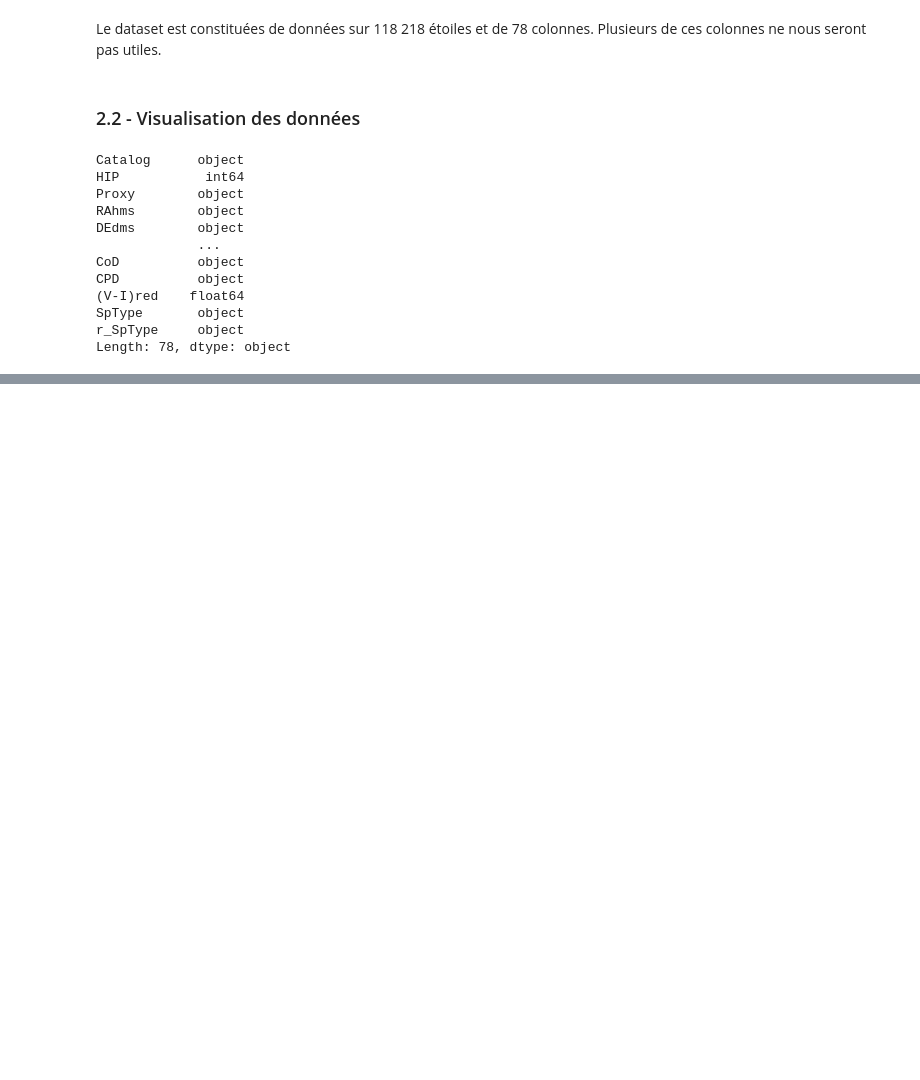
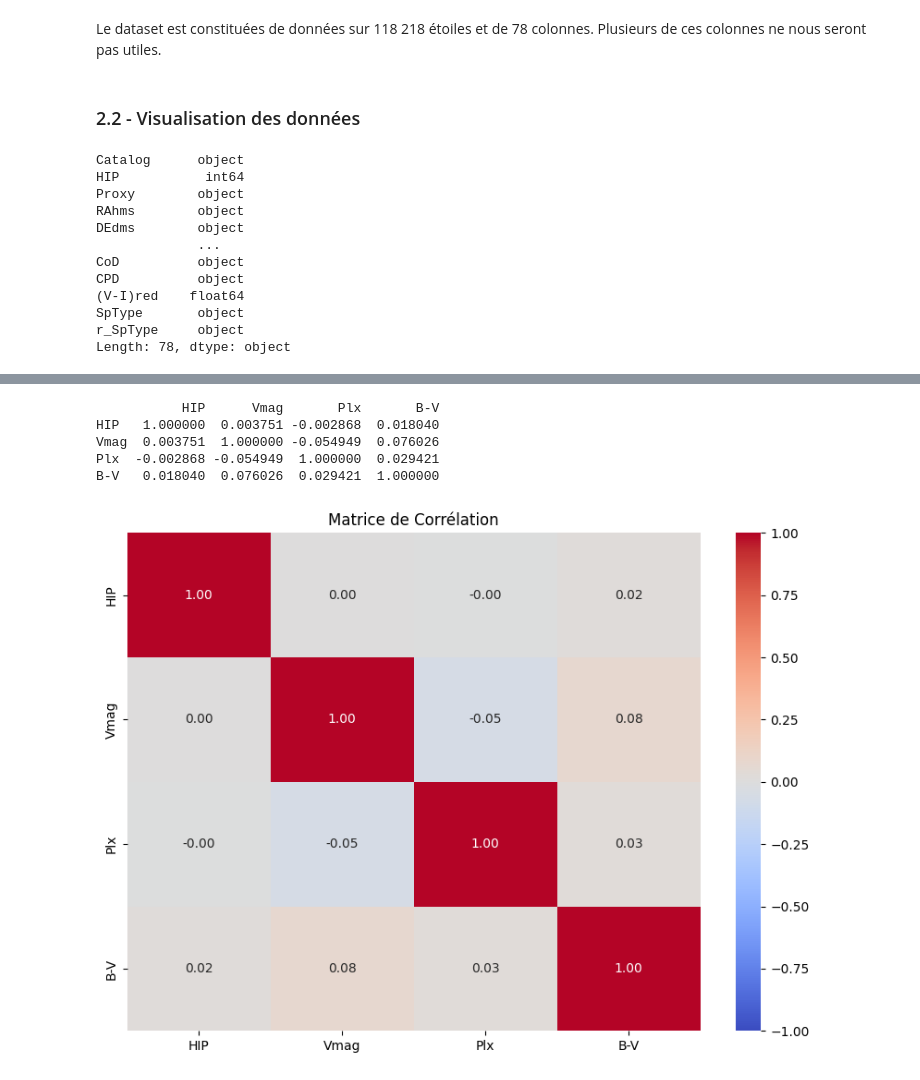
Before and after one commit to Moni003/Diagramme_HR_MML, a Jupyter notebook: diagHR_1.ipynb, the cells around one changed output, grey strips where cells are left out. Cells and saved outputs as stored; diff of their text form; code cells hidden in the pictures; blank space fills up the shorter version.

```diff
--- a/diagHR_1.ipynb
+++ b/diagHR_1.ipynb
@@ -115,0 +117,22 @@ HD         1.000000  0.035124
+# %%
+# Extraire quelques données qui semblent être pertinentes (pour une meilleure visualisation)
+
+def matrice_corr(sub_data_name, data) :
+    num_data = data.select_dtypes(include=['number'])
+    sub_data = num_data[sub_data_name]
+    corr_matrix_sub = sub_data.corr()
+    print(corr_matrix_sub)
+
+    plt.figure(figsize=(10, 7))
+    sns.heatmap(corr_matrix_sub, annot=True, cmap='coolwarm', fmt='.2f', vmin=-1, vmax=1)
+    plt.title("Matrice de Corrélation")
+    plt.show()
+
+matrice_corr(['HIP', 'Vmag', 'Plx', 'B-V'], data)  ## un peu de la triche d'isoler déjà les variables cibles
+# %% [output]
+           HIP      Vmag       Plx       B-V
+HIP   1.000000  0.003751 -0.002868  0.018040
+Vmag  0.003751  1.000000 -0.054949  0.076026
+Plx  -0.002868 -0.054949  1.000000  0.029421
+B-V   0.018040  0.076026  0.029421  1.000000
+[figure, added]
```
Also changed, not shown: parts of 12 cells of this notebook, 1 other file.
